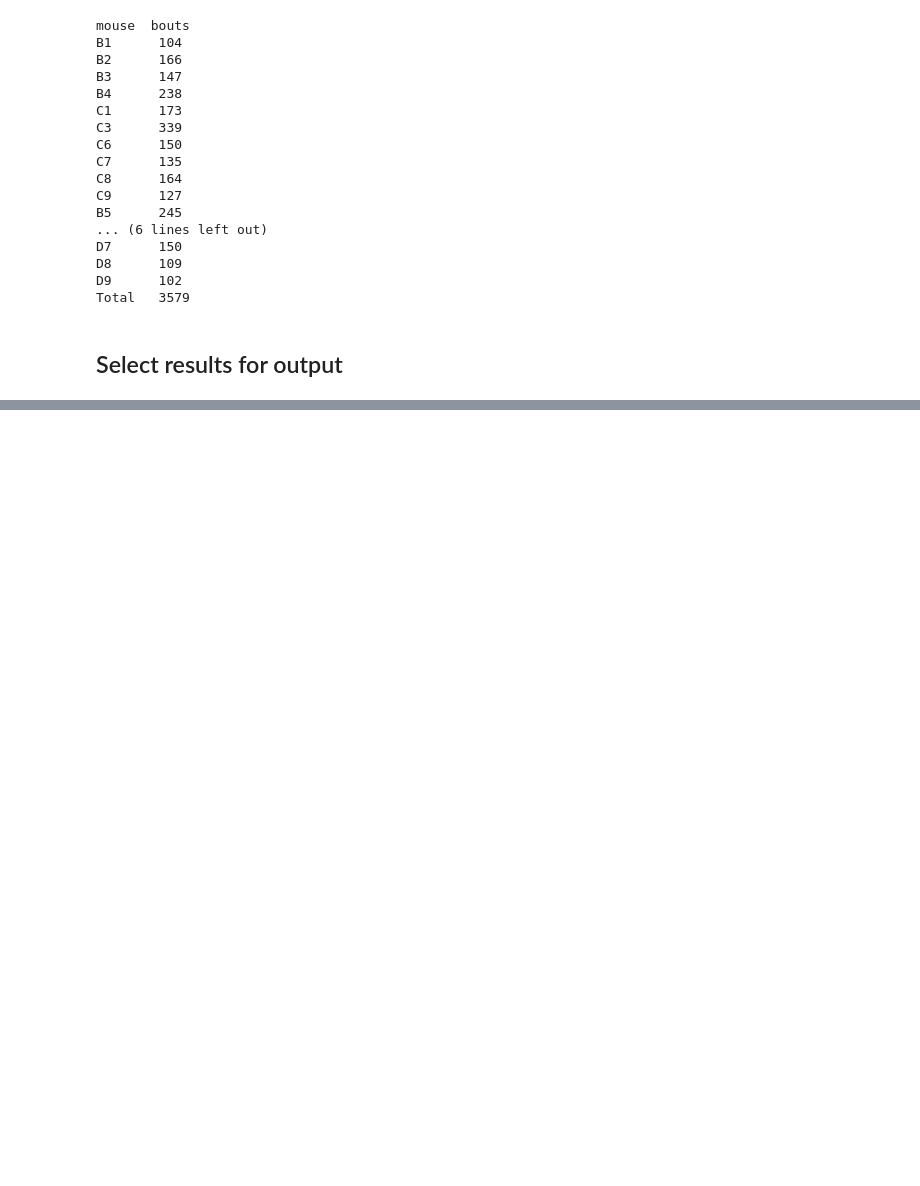
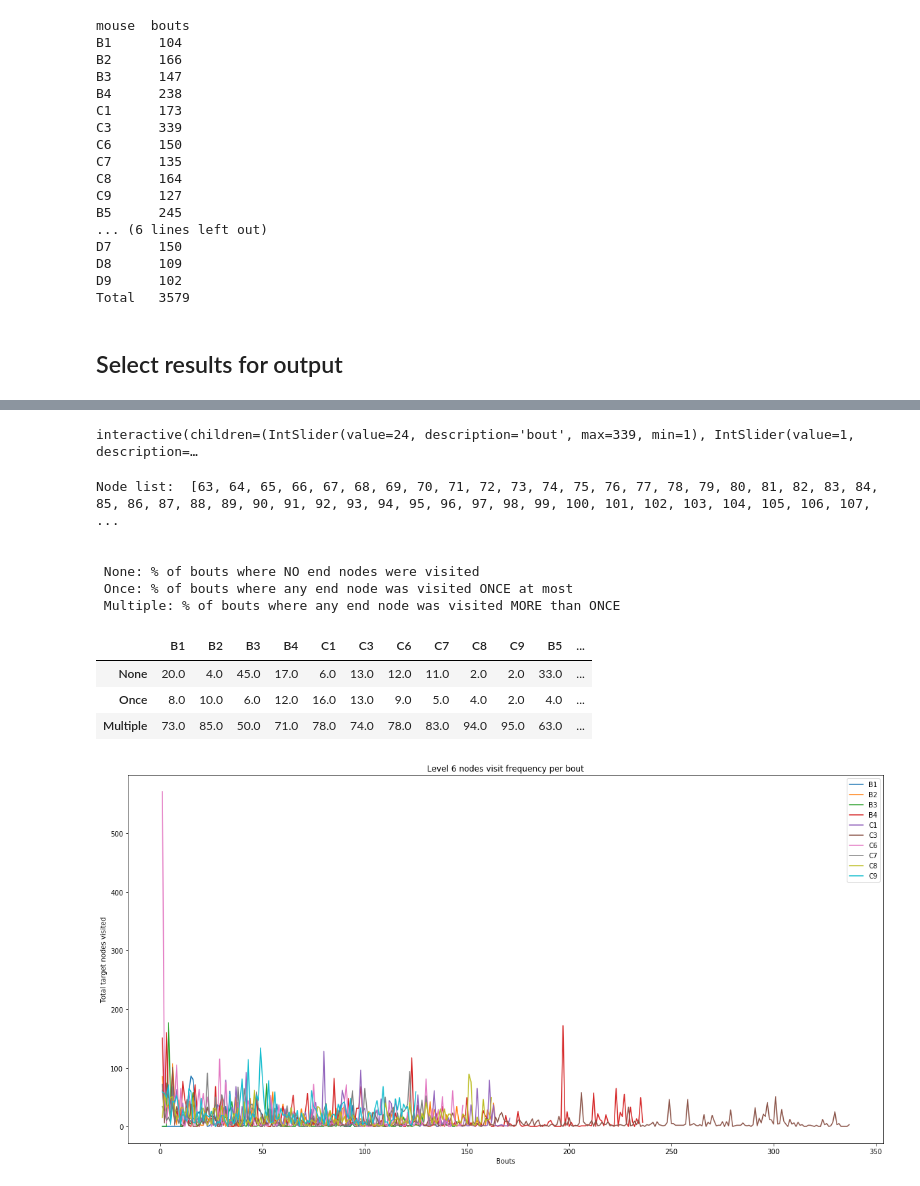
Before and after one commit to umeshksingla/MouseMazeHierRL, a Jupyter notebook: Behavior_Analysis.ipynb, the cells around one changed output, grey strips where cells are left out. Saved outputs shown, nothing was run; the diff lists cells and outputs as text; code cells hidden in the pictures; blank space fills up the shorter version.

Commit message:
Output plot of number of visits per bout

```diff
--- a/Behavior_Analysis.ipynb
+++ b/Behavior_Analysis.ipynb
@@ -67,7 +67,14 @@ D7      150
 D8      109
 D9      102
 Total   3579
-# %%
-# define cell numbers of end/leaf nodes
-end_nodes = list(range(63,127))
+# %%
+# define cell numbers of end/leaf nodes
+lv6_nodes = list(range(63,127))
+lv5_nodes = list(range(31,63))
+lv4_nodes = list(range(15,31))
+lv3_nodes = list(range(7,15))
+lv2_nodes = list(range(3,7))
+lv1_nodes = list(range(1,3))
+lv0_nodes = list(range(0,1))
+lvl_dict = {0:lv0_nodes, 1:lv1_nodes, 2:lv2_nodes, 3:lv3_nodes, 4:lv4_nodes, 5:lv5_nodes, 6:lv6_nodes}
 # %%
@@ -192,7 +217,45 @@ def gen_summary():
+# %%
+# Interative table to look at the number of times a specific level node was visited by each mouse for a specific bout
+set_bout = 24
+interact(f, bout=widgets.IntSlider(min=1, max=max_bouts, step=1, value=set_bout),
+         lvl = widgets.IntSlider(min=0, max=6, step=1, value=1));
+# %% [output]
+interactive(children=(IntSlider(value=24, description='bout', max=339, min=1), IntSlider(value=1, description=…
+# %%
+# Creating a plot of the number of times target level nodes were visited per bout for each mouse
+def gen_nodefreq_plot(visits, names):
+    plt.figure(figsize=(20,10))
+    for nickname in names:
+        x_vals = np.arange(1,len(visits[nickname])+1)
+        y_vals = [visits[nickname][bout]['total'] for bout in np.arange(len(visits[nickname]))]
+        plt.plot(x_vals, y_vals, label=nickname)
+
+    plt.xlabel('Bouts')
+    plt.ylabel('Total target nodes visited')
+    plt.title('Level %i nodes visit frequency per bout' %(lvl))
+    plt.legend()
 # %%
-summary, summary_bouts = gen_summary()
+# Generate frequency of level node visits per bout plot
+lvl = 6
+names = RewNames  # AllNames, RewNames, UnrewNames
+visits, summary, summary_bouts = gen_summary(lvl)
+gen_nodefreq_plot(visits, names)
+
+# Output summary statistics about the frequency of level node visits
 df_summary = pd.DataFrame(summary)
-print("\n None: % of bouts where NO end nodes were visited"
+print("\n\n None: % of bouts where NO end nodes were visited"
        "\n Once: % of bouts where any end node was visited ONCE at most"
        "\n Multiple: % of bouts where any end node was visited MORE than ONCE")
 df_summary
+# %% [output]
+Node list:  [63, 64, 65, 66, 67, 68, 69, 70, 71, 72, 73, 74, 75, 76, 77, 78, 79, 80, 81, 82, 83, 84, 85, 86, 87, 88, 89, 90, 91, 92, 93, 94, 95, 96, 97, 98, 99, 100, 101, 102, 103, 104, 105, 106, 107, ...
+
+
+ None: % of bouts where NO end nodes were visited
+ Once: % of bouts where any end node was visited ONCE at most
+ Multiple: % of bouts where any end node was visited MORE than ONCE
+|  | B1 | B2 | B3 | B4 | C1 | C3 | C6 | C7 | C8 | C9 | B5 | ... |
+| None | 20.0 | 4.0 | 45.0 | 17.0 | 6.0 | 13.0 | 12.0 | 11.0 | 2.0 | 2.0 | 33.0 | ... |
+| Once | 8.0 | 10.0 | 6.0 | 12.0 | 16.0 | 13.0 | 9.0 | 5.0 | 4.0 | 2.0 | 4.0 | ... |
+| Multiple | 73.0 | 85.0 | 50.0 | 71.0 | 78.0 | 74.0 | 78.0 | 83.0 | 94.0 | 95.0 | 63.0 | ... |
+[figure, added]
```
Also changed, not shown: parts of 7 cells of this notebook.
